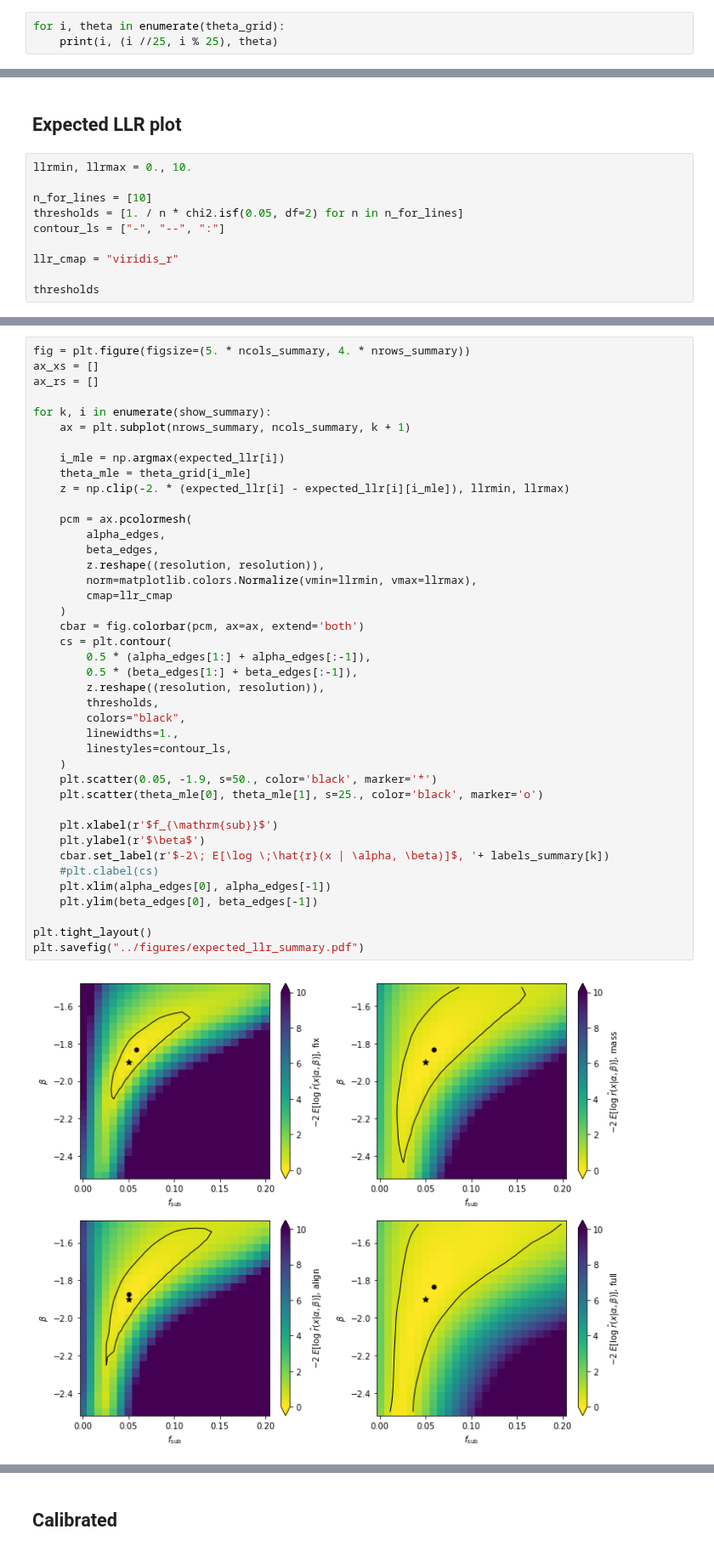
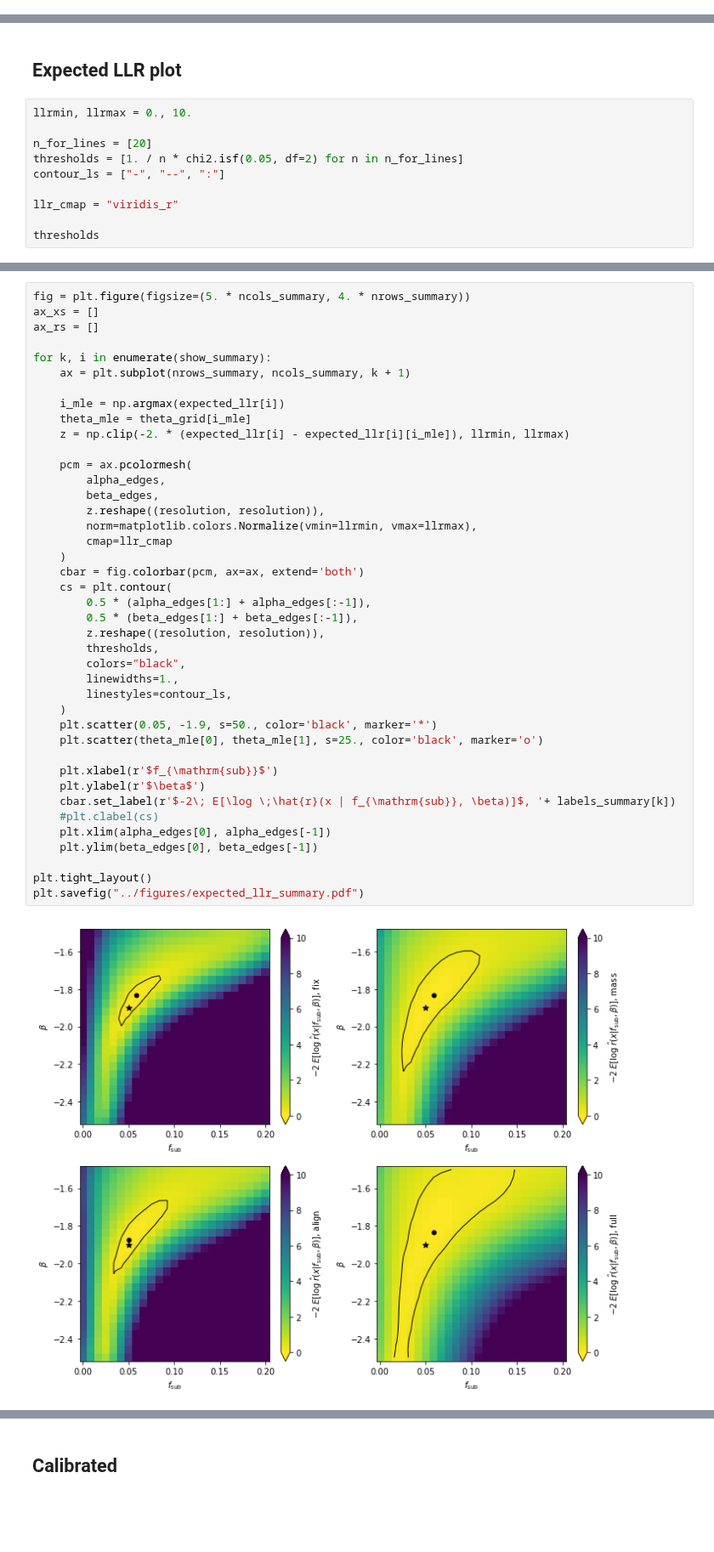
Before and after one commit to smsharma/mining-for-substructure-lens, a Jupyter notebook: notebooks/07_expected_llr.ipynb, the cells around one changed output, grey strips where cells are left out. Shown at 85% size. Drawn from its saved outputs; the diff is of its cells as text; blank space fills up the shorter version.

```diff
--- a/notebooks/07_expected_llr.ipynb
+++ b/notebooks/07_expected_llr.ipynb
@@ -139,6 +139,3 @@ bin_size = f_sub_1d[1] - f_sub_1d[0]
 alpha_edges = np.linspace(f_sub_1d[0] - bin_size/2, f_sub_1d[-1] + bin_size/2, resolution + 1)
 bin_size = beta_1d[1] - beta_1d[0]
 beta_edges = np.linspace(beta_1d[0] - bin_size/2, beta_1d[-1] + bin_size/2, resolution + 1)
-# %%
-for i, theta in enumerate(theta_grid):
-    print(i, (i //25, i % 25), theta)
@@ -165,7 +144,7 @@ for i, theta in enumerate(theta_grid):
 # %%
 llrmin, llrmax = 0., 10.
 
-n_for_lines = [10]
+n_for_lines = [20]
 thresholds = [1. / n * chi2.isf(0.05, df=2) for n in n_for_lines]
 contour_ls = ["-", "--", ":"]
 
@@ -188,32 +167,32 @@ for k, i in enumerate(show_summary):
 
     pcm = ax.pcolormesh(
         alpha_edges,
         beta_edges,
         z.reshape((resolution, resolution)),
         norm=matplotlib.colors.Normalize(vmin=llrmin, vmax=llrmax),
         cmap=llr_cmap
     )
     cbar = fig.colorbar(pcm, ax=ax, extend='both')
     cs = plt.contour(
         0.5 * (alpha_edges[1:] + alpha_edges[:-1]),
         0.5 * (beta_edges[1:] + beta_edges[:-1]),
         z.reshape((resolution, resolution)),
         thresholds,
         colors="black",
         linewidths=1.,
         linestyles=contour_ls,
     )
     plt.scatter(0.05, -1.9, s=50., color='black', marker='*')
     plt.scatter(theta_mle[0], theta_mle[1], s=25., color='black', marker='o')
 
     plt.xlabel(r'$f_{\mathrm{sub}}$')
     plt.ylabel(r'$\beta$')
-    cbar.set_label(r'$-2\; E[\log \;\hat{r}(x | \alpha, \beta)]$, '+ labels_summary[k])
+    cbar.set_label(r'$-2\; E[\log \;\hat{r}(x | f_{\mathrm{sub}}, \beta)]$, '+ labels_summary[k])
     #plt.clabel(cs)
     plt.xlim(alpha_edges[0], alpha_edges[-1])
     plt.ylim(beta_edges[0], beta_edges[-1])
 
 plt.tight_layout()
 plt.savefig("../figures/expected_llr_summary.pdf")
 # %% [output]
-[figure, old version]
+[figure, new version]
```
Also changed, not shown: parts of 4 cells of this notebook, 8 other files.
